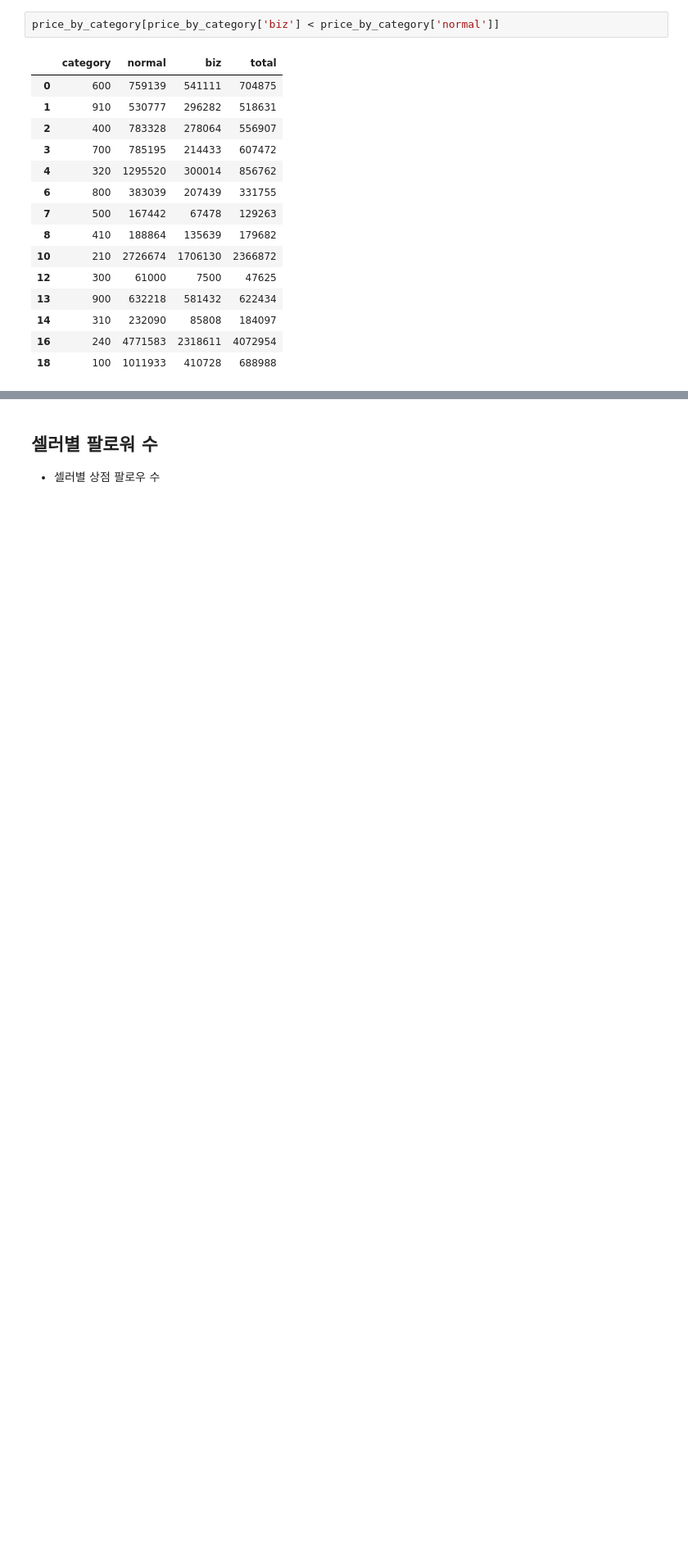
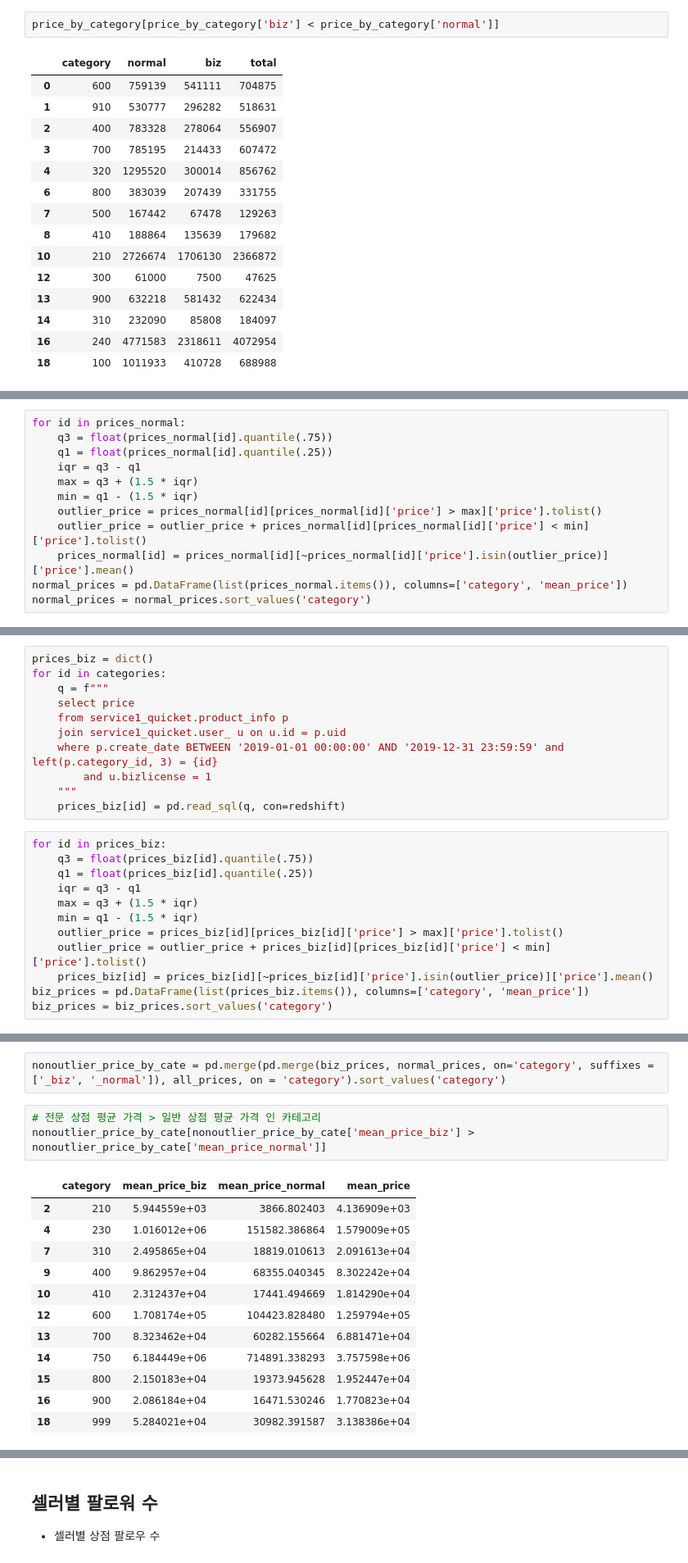
Before and after one commit to qkrtjdud1017/analytics, a Jupyter notebook: 판매자(일반상점+전문상점)특성.ipynb, the cells around one changed output, grey strips where cells are left out. Shown: that part at 82% size. Saved outputs shown, nothing was run; the diff lists cells and outputs as text; blank space fills up the shorter version.

```diff
--- a/판매자(일반상점+전문상점)특성.ipynb
+++ b/판매자(일반상점+전문상점)특성.ipynb
@@ -954,0 +1000,12 @@ price_by_category[price_by_category['biz'] < price_by_category['normal']]
+# %%
+for id in prices_normal:
+    q3 = float(prices_normal[id].quantile(.75))
+    q1 = float(prices_normal[id].quantile(.25))
+    iqr = q3 - q1
+    max = q3 + (1.5 * iqr)
+    min = q1 - (1.5 * iqr)
+    outlier_price = prices_normal[id][prices_normal[id]['price'] > max]['price'].tolist()
+    outlier_price = outlier_price + prices_normal[id][prices_normal[id]['price'] < min]['price'].tolist()
+    prices_normal[id] = prices_normal[id][~prices_normal[id]['price'].isin(outlier_price)]['price'].mean()
+normal_prices = pd.DataFrame(list(prices_normal.items()), columns=['category', 'mean_price'])
+normal_prices = normal_prices.sort_values('category')
@@ -954,0 +1014,23 @@ price_by_category[price_by_category['biz'] < price_by_category['normal']]
+# %%
+prices_biz = dict()
+for id in categories:
+    q = f"""
+    select price
+    from service1_quicket.product_info p
+    join service1_quicket.user_ u on u.id = p.uid
+    where p.create_date BETWEEN '2019-01-01 00:00:00' AND '2019-12-31 23:59:59' and left(p.category_id, 3) = {id}
+        and u.bizlicense = 1
+    """
+    prices_biz[id] = pd.read_sql(q, con=redshift)
+# %%
+for id in prices_biz:
+    q3 = float(prices_biz[id].quantile(.75))
+    q1 = float(prices_biz[id].quantile(.25))
+    iqr = q3 - q1
+    max = q3 + (1.5 * iqr)
+    min = q1 - (1.5 * iqr)
+    outlier_price = prices_biz[id][prices_biz[id]['price'] > max]['price'].tolist()
+    outlier_price = outlier_price + prices_biz[id][prices_biz[id]['price'] < min]['price'].tolist()
+    prices_biz[id] = prices_biz[id][~prices_biz[id]['price'].isin(outlier_price)]['price'].mean()
+biz_prices = pd.DataFrame(list(prices_biz.items()), columns=['category', 'mean_price'])
+biz_prices = biz_prices.sort_values('category')
@@ -954,0 +1039,18 @@ price_by_category[price_by_category['biz'] < price_by_category['normal']]
+# %%
+nonoutlier_price_by_cate = pd.merge(pd.merge(biz_prices, normal_prices, on='category', suffixes = ['_biz', '_normal']), all_prices, on = 'category').sort_values('category')
+# %%
+# 전문 상점 평균 가격 > 일반 상점 평균 가격 인 카테고리
+nonoutlier_price_by_cate[nonoutlier_price_by_cate['mean_price_biz'] > nonoutlier_price_by_cate['mean_price_normal']]
+# %% [output]
+|  | category | mean_price_biz | mean_price_normal | mean_price |
+| 2 | 210 | 5.944559e+03 | 3866.802403 | 4.136909e+03 |
+| 4 | 230 | 1.016012e+06 | 151582.386864 | 1.579009e+05 |
+| 7 | 310 | 2.495865e+04 | 18819.010613 | 2.091613e+04 |
+| 9 | 400 | 9.862957e+04 | 68355.040345 | 8.302242e+04 |
+| 10 | 410 | 2.312437e+04 | 17441.494669 | 1.814290e+04 |
+| 12 | 600 | 1.708174e+05 | 104423.828480 | 1.259794e+05 |
+| 13 | 700 | 8.323462e+04 | 60282.155664 | 6.881471e+04 |
+| 14 | 750 | 6.184449e+06 | 714891.338293 | 3.757598e+06 |
+| 15 | 800 | 2.150183e+04 | 19373.945628 | 1.952447e+04 |
+| 16 | 900 | 2.086184e+04 | 16471.530246 | 1.770823e+04 |
+| 18 | 999 | 5.284021e+04 | 30982.391587 | 3.138386e+04 |
```
Also changed, not shown: parts of 27 cells of this notebook.
